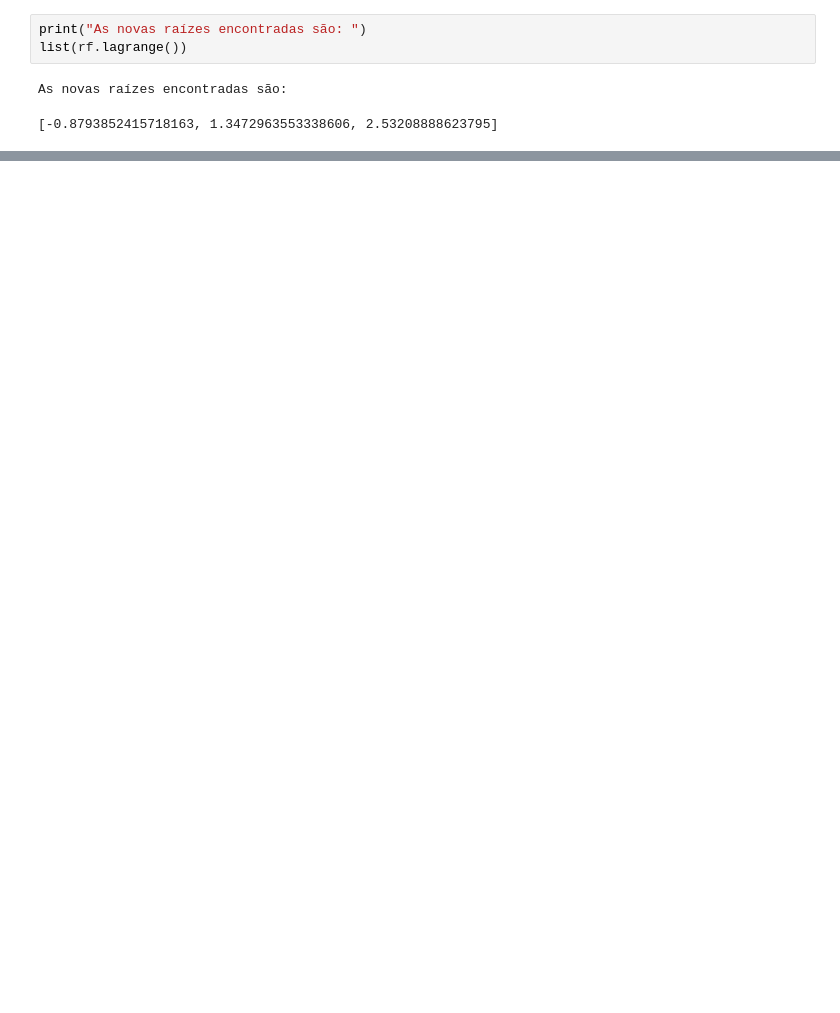
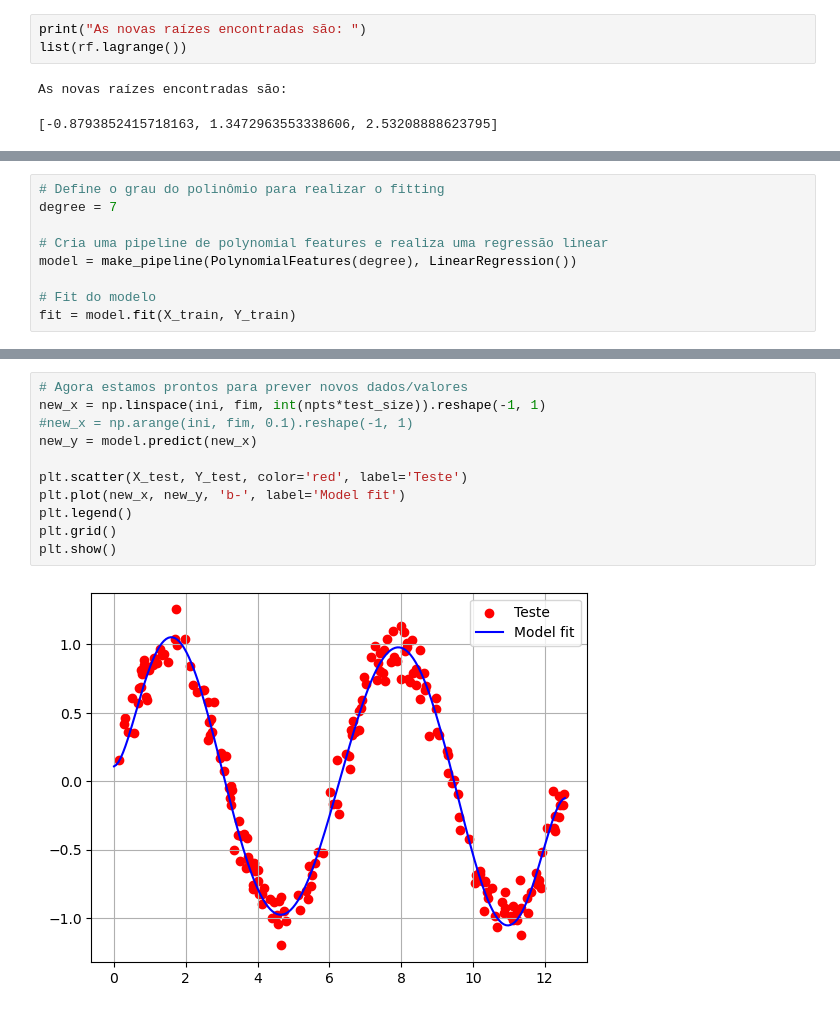
Before and after one commit to ifunb/mca, a Jupyter notebook: notas-de-aula/mca-interpol.ipynb, the cells around one changed output, grey strips where cells are left out. Saved outputs shown, nothing was run; the diff lists cells and outputs as text; blank space fills up the shorter version.

```diff
--- a/notas-de-aula/mca-interpol.ipynb
+++ b/notas-de-aula/mca-interpol.ipynb
@@ -383,0 +433,9 @@ As novas raízes encontradas são:
+# %%
+# Define o grau do polinômio para realizar o fitting
+degree = 7
+
+# Cria uma pipeline de polynomial features e realiza uma regressão linear
+model = make_pipeline(PolynomialFeatures(degree), LinearRegression())
+
+# Fit do modelo
+fit = model.fit(X_train, Y_train)
@@ -383,0 +506,13 @@ As novas raízes encontradas são:
+# %%
+# Agora estamos prontos para prever novos dados/valores
+new_x = np.linspace(ini, fim, int(npts*test_size)).reshape(-1, 1)
+#new_x = np.arange(ini, fim, 0.1).reshape(-1, 1)
+new_y = model.predict(new_x)
+
+plt.scatter(X_test, Y_test, color='red', label='Teste')
+plt.plot(new_x, new_y, 'b-', label='Model fit')
+plt.legend()
+plt.grid()
+plt.show()
+# %% [output]
+[figure, added]
```
Also changed, not shown: parts of 13 cells of this notebook.
